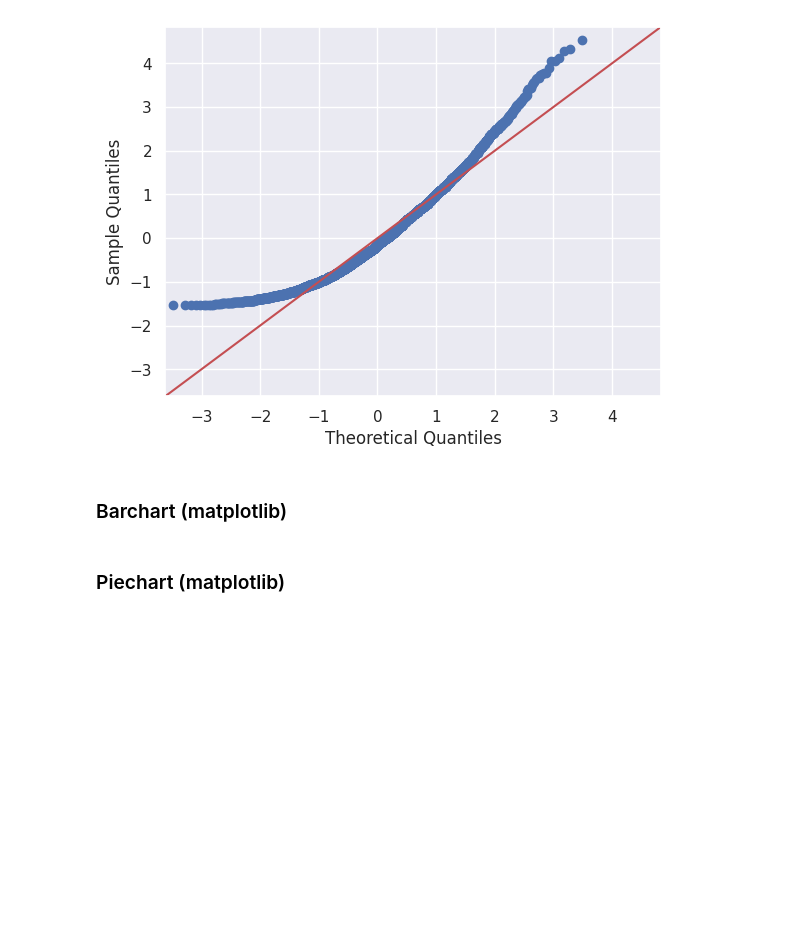
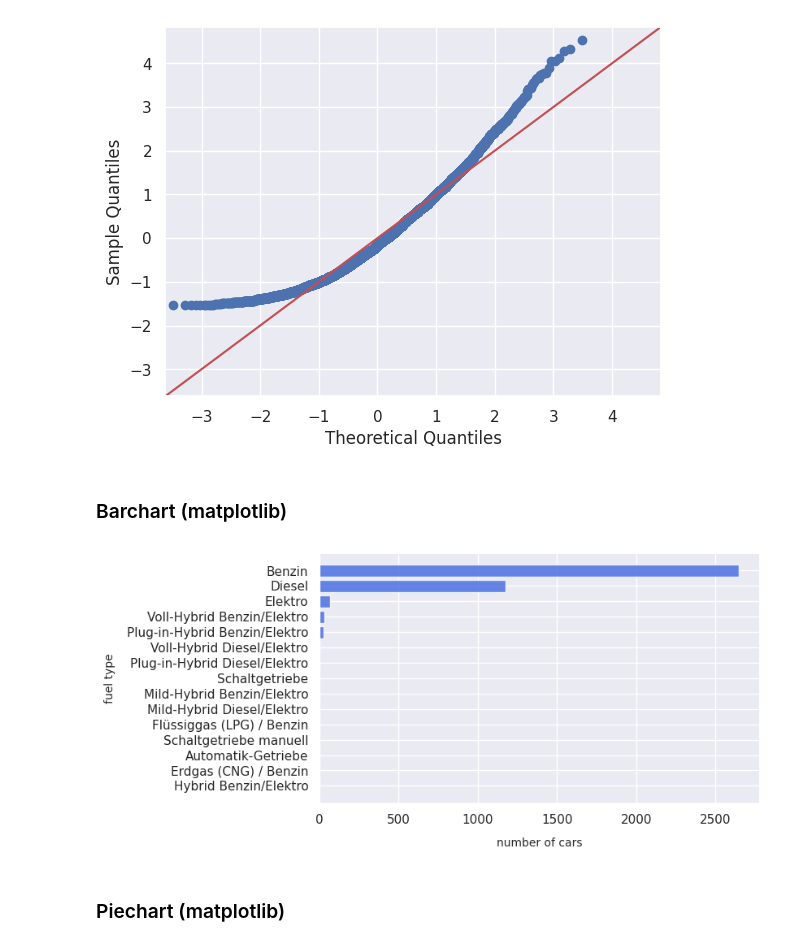
Before and after one commit to migifor-forstmi4/python_exploratory_data_analysis, a Jupyter notebook: exploratory_data_analysis_car_data.ipynb, the cells around one changed output. Drawn from its saved outputs; the diff is of its cells as text; code cells hidden in the pictures; blank space fills up the shorter version.

```diff
--- a/exploratory_data_analysis_car_data.ipynb
+++ b/exploratory_data_analysis_car_data.ipynb
@@ -454,3 +443,23 @@ plt.show()
+# %%
+# Group data by fuel_type (only the topmost 15 values are shown)
+df_bar = df['fuel_type'].value_counts().nlargest(15).sort_values(ascending = True)   #dieser Code erstellt eine DataFrame df_bar, die die 15 häufigsten Werte der Variablen 'fuel_type' enthält
+
+# Values for barchart
+napart = list(df_bar.values)        #dieser Code erstellt eine Liste napart, die die Werte der DataFrame df_bar enthält (napart steht für number of appearances)
+index = list(df_bar.index.values)   #dieser Code erstellt eine Liste index, die die Indizes der DataFrame df_bar enthält
+y_pos = np.arange(len(index))       #dieser Code erstellt ein Array y_pos, das die Positionen der Balken im Balkendiagramm definiert
+
+# Figure
+fig, ax = plt.subplots(figsize = (7,4))
+ax.barh(y_pos, napart, align='center', color='royalblue', alpha = 0.8)    #dieser Code erstellt ein horizontales Balkendiagramm mit den Positionen y_pos und den Werten napart, wobei die Balken zentriert, in der Farbe 'royalblue' und mit einer Transparenz von 0.8 dargestellt werden
+ax.set_yticks (y_pos, index)                                              #definiert die y-Achsenbeschriftungen mit den Positionen y_pos und den entsprechenden Kategorien aus der Liste index
+ax.set_xlabel('number of cars', fontsize=10, labelpad=10)   #definiert die x-Achsenbeschriftung mit dem Text 'number of cars', einer Schriftgröße von 10 und einem Abstand von 10 Einheiten zum Achsenrand
+ax.set_ylabel('fuel type', fontsize=10, labelpad=10)   #definiert die y-Achsenbeschriftung mit dem Text 'fuel type', einer Schriftgröße von 10 und einem Abstand von 10 Einheiten zum Achsenrand
+
+# Show graph
+plt.show()
+# %% [output]
+[figure, added]
 # %% [markdown]
 ### Piechart (matplotlib)
 # %%
```
Also changed, not shown: parts of 1 cell of this notebook.
